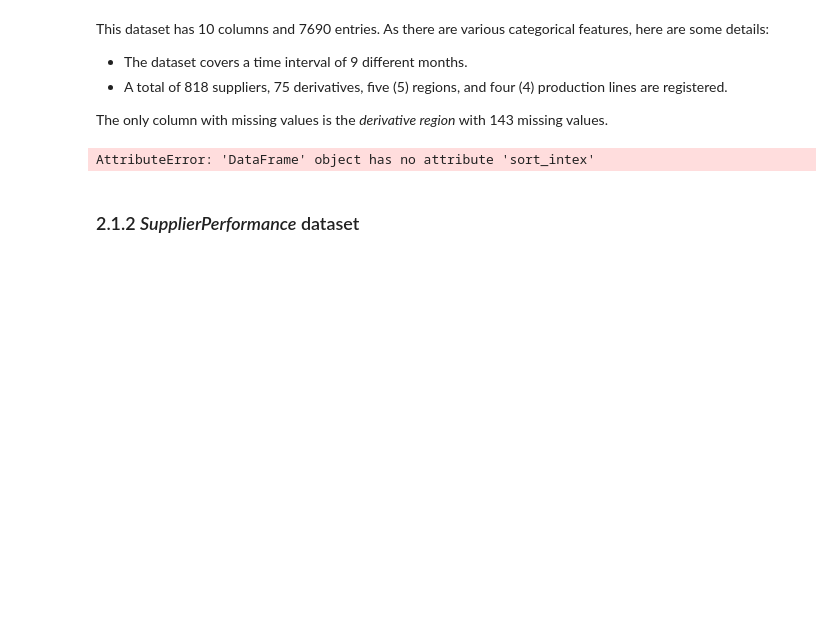
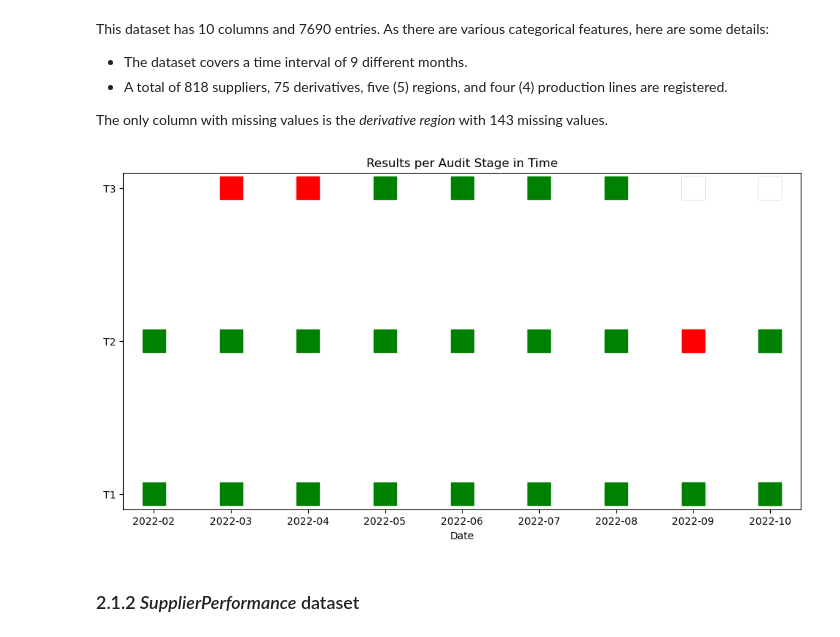
Before and after one commit to juanbeta98/DataScienceStudyCase, a Jupyter notebook: Case Study Solution.ipynb, the cells around one changed output. Saved outputs shown, nothing was run; the diff lists cells and outputs as text; code cells hidden in the pictures; blank space fills up the shorter version.

```diff
--- a/Case Study Solution.ipynb
+++ b/Case Study Solution.ipynb
@@ -91,9 +91,9 @@ This dataset has 10 columns and 7690 entries. As there are various categorical f
 
 The only column with missing values is the _derivative region_ with 143 missing values.
 # %%
-plot_audit_colors(AuditHistory,'f763999191217e9945b26d312d0902d5','3c4d48ad7d892bfe96a6df0fabe6deaa')
+plot_audit_colors(AuditHistory,'377c62276b7dd74e406ac5de3c872110','2dc5fe1b4f8895bb1096f6470b7d8550')
 # %% [output]
-AttributeError: 'DataFrame' object has no attribute 'sort_intex'
+[figure, added]
 # %% [markdown]
 ### 2.1.2 _SupplierPerformance_ dataset
 # %%
```
Also changed, not shown: parts of 22 cells of this notebook, 2 other files.
